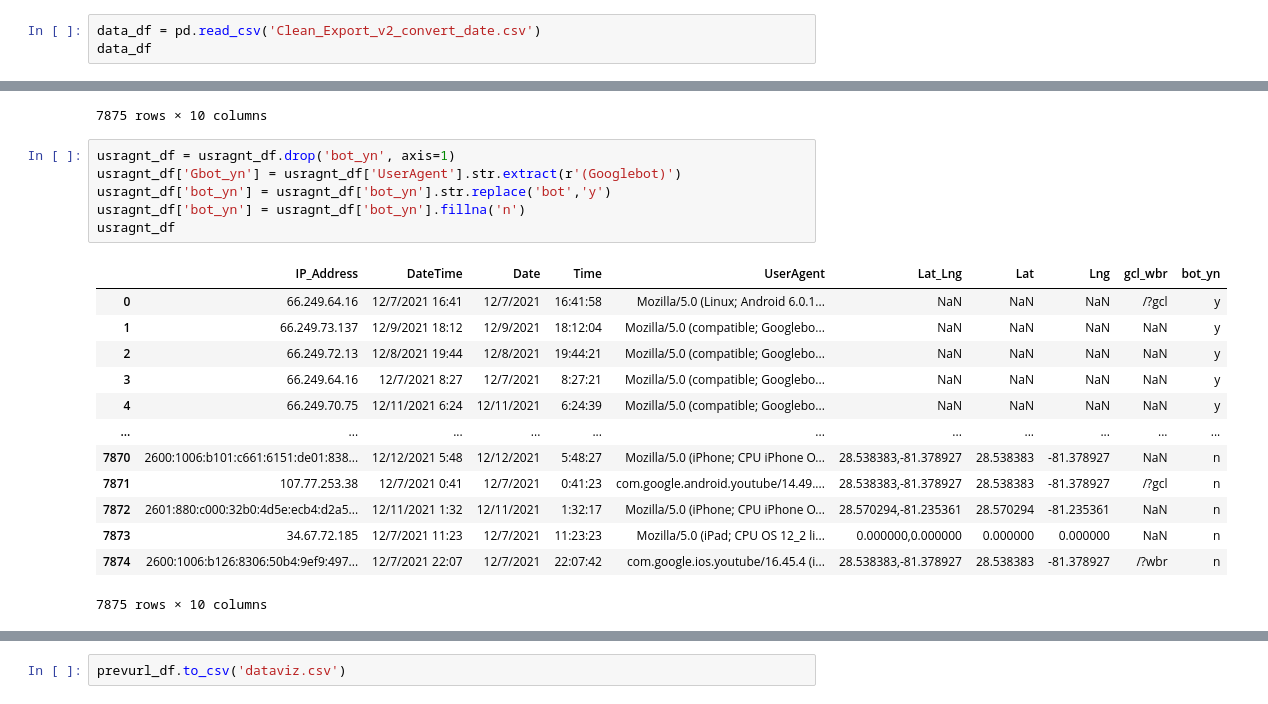
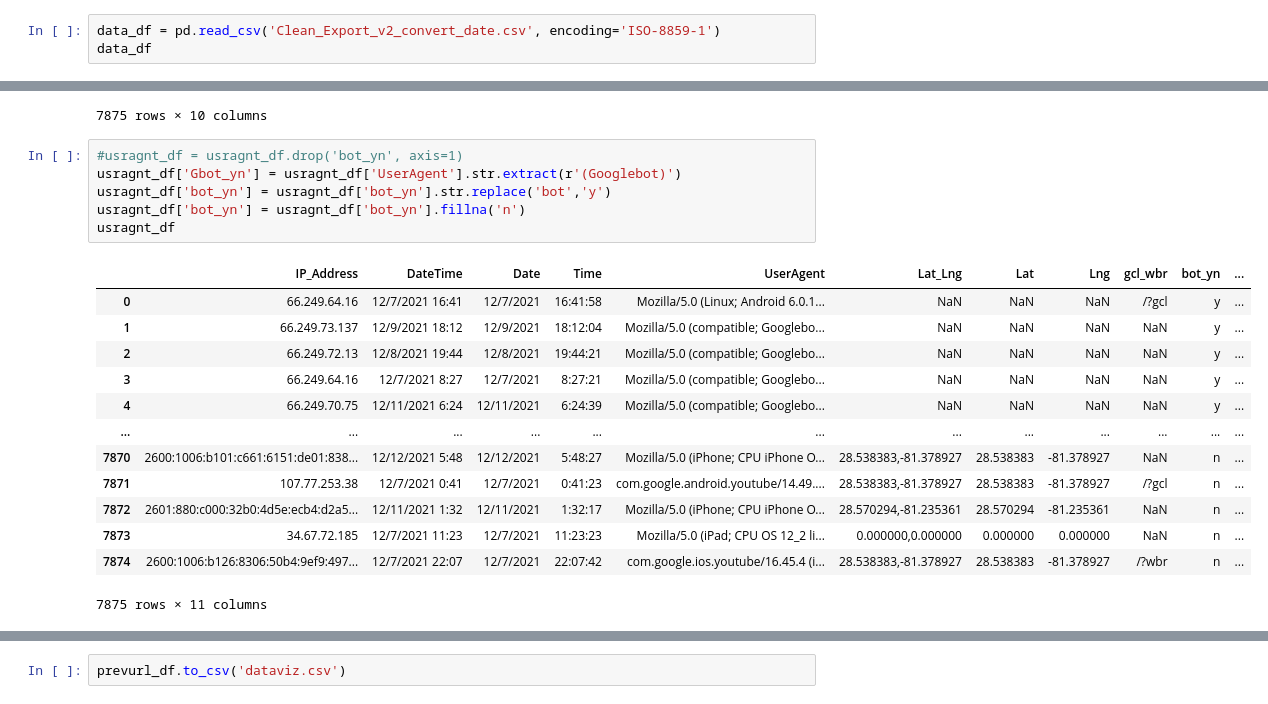
Before and after one commit to WagnerLisaK/AB_Security_Project, a Jupyter notebook: Internet_data.ipynb, the cells around one changed output, grey strips where cells are left out. Saved outputs shown, nothing was run; the diff lists cells and outputs as text.

Commit message:
updated gitignore and updated Internet_data code

```diff
--- a/Internet_data.ipynb
+++ b/Internet_data.ipynb
@@ -8,7 +12,7 @@ import pandas as pd
 #from sklearn.metrics import confusion_matrix, accuracy_score, classification_report
 #import matplotlib as plt
 # %%
-data_df = pd.read_csv('Clean_Export_v2_convert_date.csv')
+data_df = pd.read_csv('Clean_Export_v2_convert_date.csv', encoding='ISO-8859-1')
 data_df
 # %% [output]
 |  | IP_Address | DateTime | Date | Time | UserAgent | PreviousURL | Lat_Lng |
@@ -117,22 +121,22 @@ usragnt_df
 | 7874 | 2600:1006:b126:8306:50b4:9ef9:497... | 12/7/2021 22:07 | 12/7/2021 | 22:07:42 | com.google.ios.youtube/16.45.4 (i... | 28.538383,-81.378927 | 28.538383 | -81.378927 | /?wbr | NaN |
 7875 rows × 10 columns
 # %%
-usragnt_df = usragnt_df.drop('bot_yn', axis=1)
+#usragnt_df = usragnt_df.drop('bot_yn', axis=1)
 usragnt_df['Gbot_yn'] = usragnt_df['UserAgent'].str.extract(r'(Googlebot)')
 usragnt_df['bot_yn'] = usragnt_df['bot_yn'].str.replace('bot','y')
 usragnt_df['bot_yn'] = usragnt_df['bot_yn'].fillna('n')
 usragnt_df
 # %% [output]
-|  | IP_Address | DateTime | Date | Time | UserAgent | Lat_Lng | Lat | Lng | gcl_wbr | bot_yn |
-| 0 | 66.249.64.16 | 12/7/2021 16:41 | 12/7/2021 | 16:41:58 | Mozilla/5.0 (Linux; Android 6.0.1... | NaN | NaN | NaN | /?gcl | y |
-| 1 | 66.249.73.137 | 12/9/2021 18:12 | 12/9/2021 | 18:12:04 | Mozilla/5.0 (compatible; Googlebo... | NaN | NaN | NaN | NaN | y |
-| 2 | 66.249.72.13 | 12/8/2021 19:44 | 12/8/2021 | 19:44:21 | Mozilla/5.0 (compatible; Googlebo... | NaN | NaN | NaN | NaN | y |
-| 3 | 66.249.64.16 | 12/7/2021 8:27 | 12/7/2021 | 8:27:21 | Mozilla/5.0 (compatible; Googlebo... | NaN | NaN | NaN | NaN | y |
-| 4 | 66.249.70.75 | 12/11/2021 6:24 | 12/11/2021 | 6:24:39 | Mozilla/5.0 (compatible; Googlebo... | NaN | NaN | NaN | NaN | y |
-| ... | ... | ... | ... | ... | ... | ... | ... | ... | ... | ... |
-| 7870 | 2600:1006:b101:c661:6151:de01:838... | 12/12/2021 5:48 | 12/12/2021 | 5:48:27 | Mozilla/5.0 (iPhone; CPU iPhone O... | 28.538383,-81.378927 | 28.538383 | -81.378927 | NaN | n |
-| 7871 | 107.77.253.38 | 12/7/2021 0:41 | 12/7/2021 | 0:41:23 | com.google.android.youtube/14.49.... | 28.538383,-81.378927 | 28.538383 | -81.378927 | /?gcl | n |
-| 7872 | 2601:880:c000:32b0:4d5e:ecb4:d2a5... | 12/11/2021 1:32 | 12/11/2021 | 1:32:17 | Mozilla/5.0 (iPhone; CPU iPhone O... | 28.570294,-81.235361 | 28.570294 | -81.235361 | NaN | n |
-| 7873 | 34.67.72.185 | 12/7/2021 11:23 | 12/7/2021 | 11:23:23 | Mozilla/5.0 (iPad; CPU OS 12_2 li... | 0.000000,0.000000 | 0.000000 | 0.000000 | NaN | n |
-| 7874 | 2600:1006:b126:8306:50b4:9ef9:497... | 12/7/2021 22:07 | 12/7/2021 | 22:07:42 | com.google.ios.youtube/16.45.4 (i... | 28.538383,-81.378927 | 28.538383 | -81.378927 | /?wbr | n |
+|  | IP_Address | DateTime | Date | Time | UserAgent | Lat_Lng | Lat | Lng | gcl_wbr | bot_yn | ... |
+| 0 | 66.249.64.16 | 12/7/2021 16:41 | 12/7/2021 | 16:41:58 | Mozilla/5.0 (Linux; Android 6.0.1... | NaN | NaN | NaN | /?gcl | y | ... |
+| 1 | 66.249.73.137 | 12/9/2021 18:12 | 12/9/2021 | 18:12:04 | Mozilla/5.0 (compatible; Googlebo... | NaN | NaN | NaN | NaN | y | ... |
+| 2 | 66.249.72.13 | 12/8/2021 19:44 | 12/8/2021 | 19:44:21 | Mozilla/5.0 (compatible; Googlebo... | NaN | NaN | NaN | NaN | y | ... |
+| 3 | 66.249.64.16 | 12/7/2021 8:27 | 12/7/2021 | 8:27:21 | Mozilla/5.0 (compatible; Googlebo... | NaN | NaN | NaN | NaN | y | ... |
+| 4 | 66.249.70.75 | 12/11/2021 6:24 | 12/11/2021 | 6:24:39 | Mozilla/5.0 (compatible; Googlebo... | NaN | NaN | NaN | NaN | y | ... |
+| ... | ... | ... | ... | ... | ... | ... | ... | ... | ... | ... | ... |
+| 7870 | 2600:1006:b101:c661:6151:de01:838... | 12/12/2021 5:48 | 12/12/2021 | 5:48:27 | Mozilla/5.0 (iPhone; CPU iPhone O... | 28.538383,-81.378927 | 28.538383 | -81.378927 | NaN | n | ... |
+| 7871 | 107.77.253.38 | 12/7/2021 0:41 | 12/7/2021 | 0:41:23 | com.google.android.youtube/14.49.... | 28.538383,-81.378927 | 28.538383 | -81.378927 | /?gcl | n | ... |
+| 7872 | 2601:880:c000:32b0:4d5e:ecb4:d2a5... | 12/11/2021 1:32 | 12/11/2021 | 1:32:17 | Mozilla/5.0 (iPhone; CPU iPhone O... | 28.570294,-81.235361 | 28.570294 | -81.235361 | NaN | n | ... |
+| 7873 | 34.67.72.185 | 12/7/2021 11:23 | 12/7/2021 | 11:23:23 | Mozilla/5.0 (iPad; CPU OS 12_2 li... | 0.000000,0.000000 | 0.000000 | 0.000000 | NaN | n | ... |
+| 7874 | 2600:1006:b126:8306:50b4:9ef9:497... | 12/7/2021 22:07 | 12/7/2021 | 22:07:42 | com.google.ios.youtube/16.45.4 (i... | 28.538383,-81.378927 | 28.538383 | -81.378927 | /?wbr | n | ... |
-7875 rows × 10 columns
+7875 rows × 11 columns
```
Also changed, not shown: parts of 7 cells of this notebook, 1 other file.
